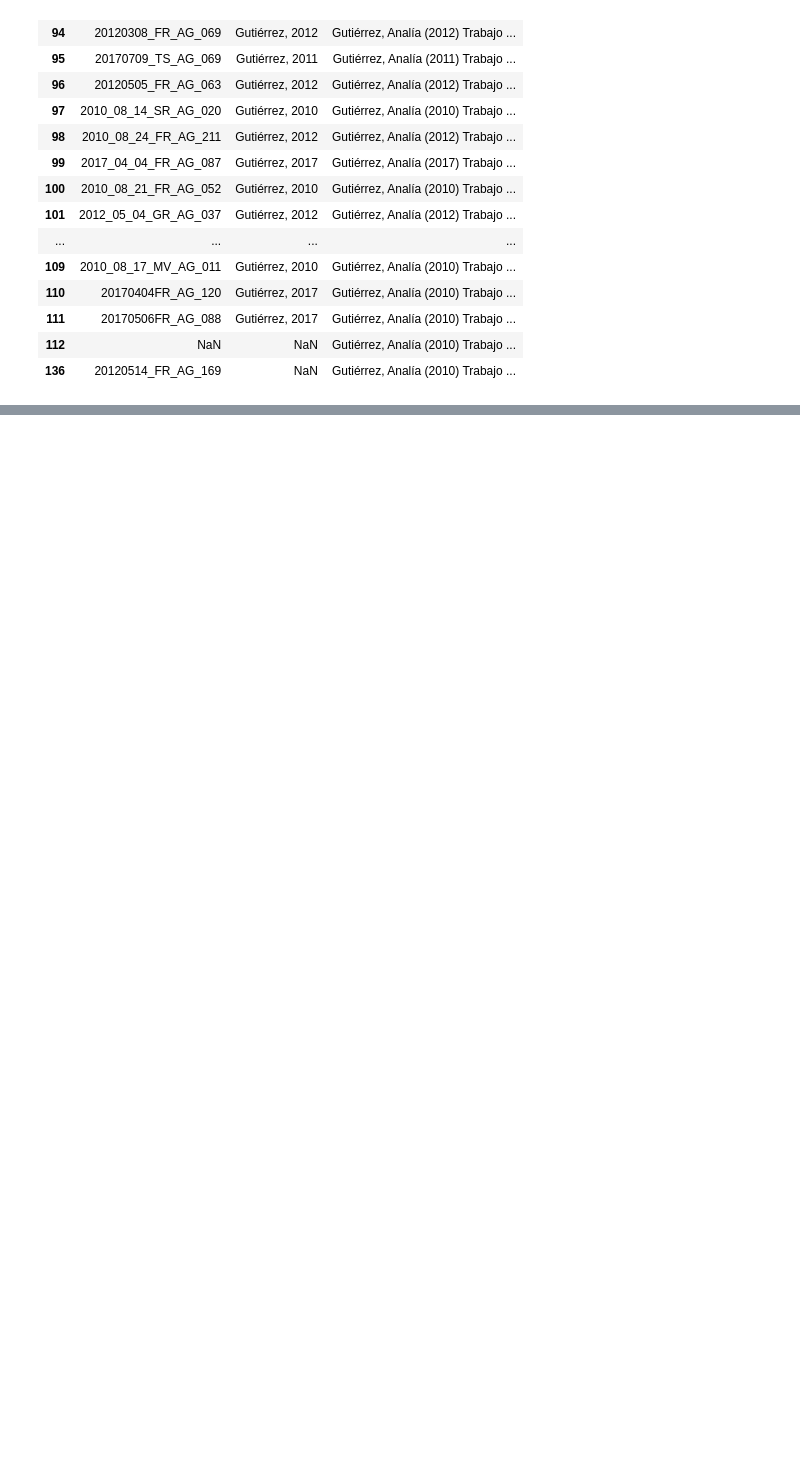
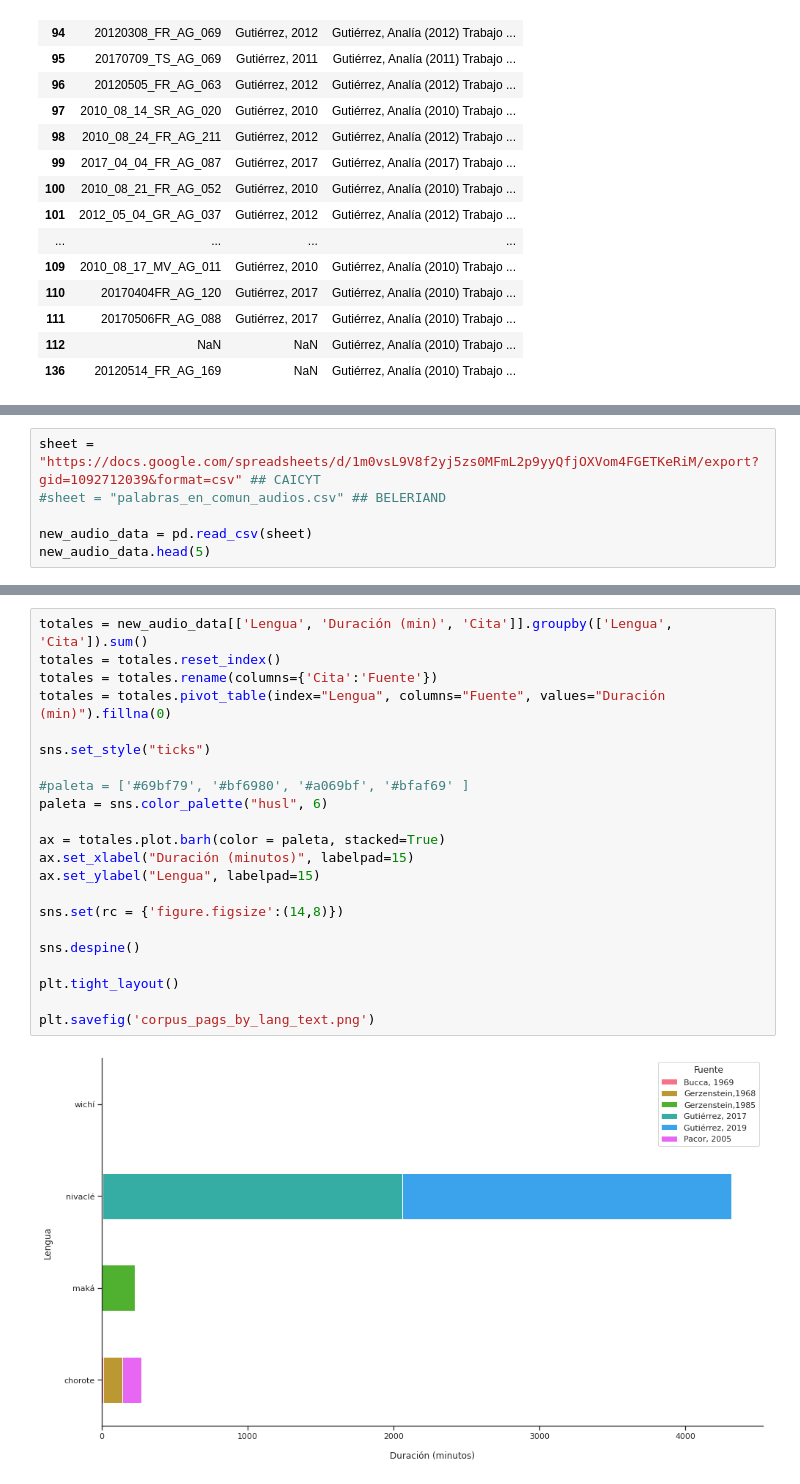
Before and after one commit to nidiah/PICT-2020, a Jupyter notebook: update-corpus-plots.ipynb, the cells around one changed output, grey strips where cells are left out. Drawn from its saved outputs; the diff is of its cells as text; blank space fills up the shorter version.

Commit message:
corpus plots

```diff
--- a/update-corpus-plots.ipynb
+++ b/update-corpus-plots.ipynb
@@ -147,0 +166,6 @@ PENDIENTE:
+# %%
+sheet = "https://docs.google.com/spreadsheets/d/1m0vsL9V8f2yj5zs0MFmL2p9yyQfjOXVom4FGETKeRiM/export?gid=1092712039&format=csv" ## CAICYT
+#sheet = "palabras_en_comun_audios.csv" ## BELERIAND
+
+new_audio_data = pd.read_csv(sheet)
+new_audio_data.head(5)
@@ -147,0 +179,24 @@ PENDIENTE:
+# %%
+totales = new_audio_data[['Lengua', 'Duración (min)', 'Cita']].groupby(['Lengua', 'Cita']).sum()
+totales = totales.reset_index()
+totales = totales.rename(columns={'Cita':'Fuente'})
+totales = totales.pivot_table(index="Lengua", columns="Fuente", values="Duración (min)").fillna(0)
+
+sns.set_style("ticks")
+
+#paleta = ['#69bf79', '#bf6980', '#a069bf', '#bfaf69' ]
+paleta = sns.color_palette("husl", 6)
+
+ax = totales.plot.barh(color = paleta, stacked=True)
+ax.set_xlabel("Duración (minutos)", labelpad=15)
+ax.set_ylabel("Lengua", labelpad=15)
+
+sns.set(rc = {'figure.figsize':(14,8)})
+
+sns.despine()
+
+plt.tight_layout()
+
+plt.savefig('corpus_pags_by_lang_text.png')
+# %% [output]
+[figure, added]
```
Also changed, not shown: parts of 14 cells of this notebook.
